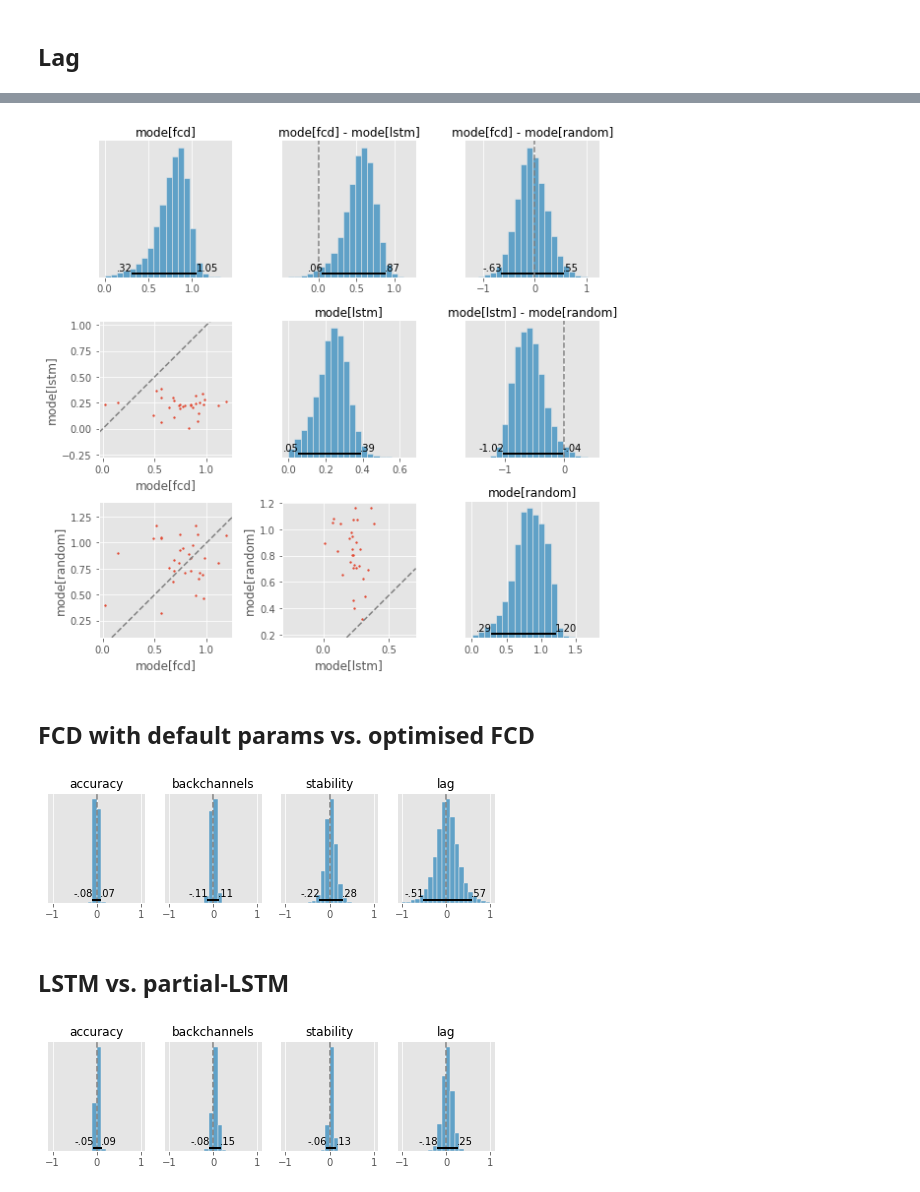
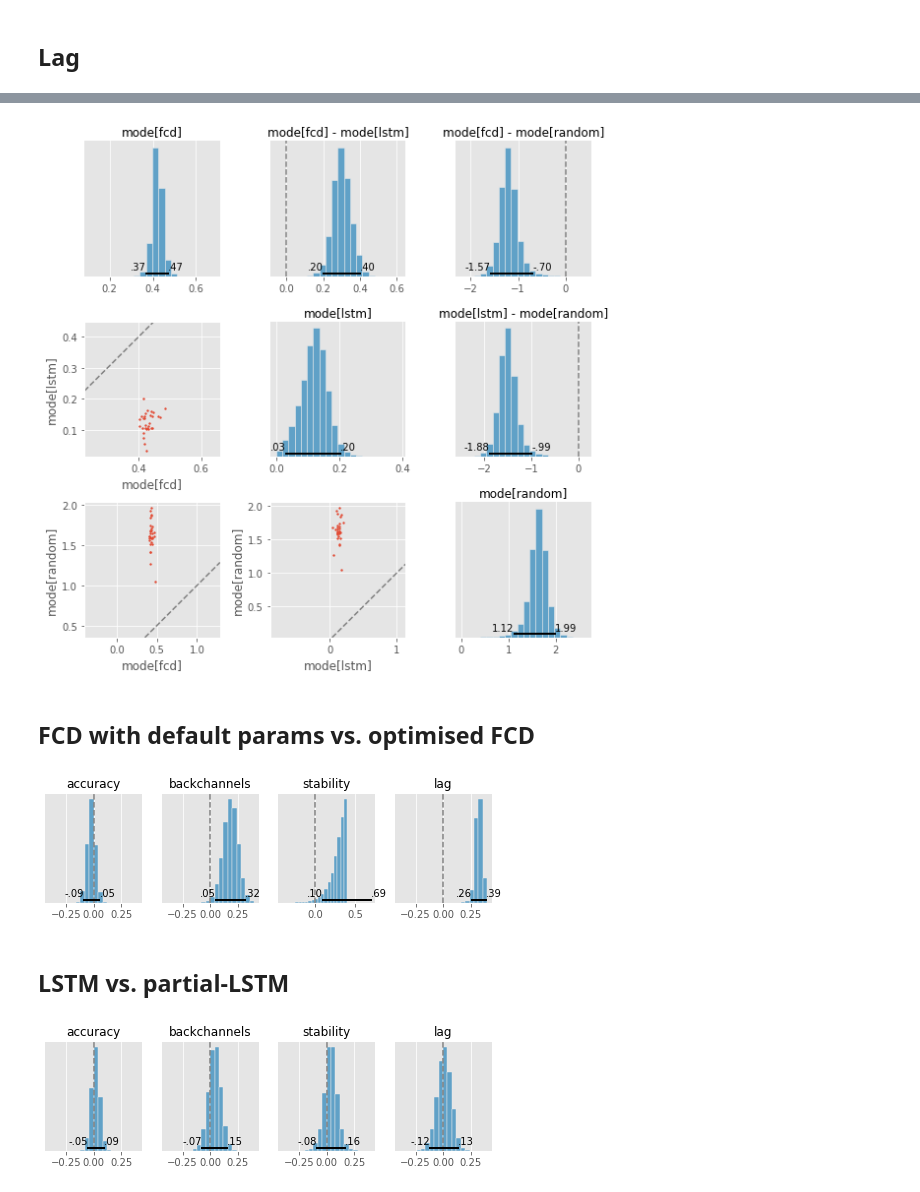
Before and after one commit to Nagasaki45/floor-control, a Jupyter notebook: experiments/analysis.ipynb, the cells around one changed output, grey strips where cells are left out. Cells and saved outputs as stored; diff of their text form; code cells hidden in the pictures.

Commit message:
Improve / correct the Bayesian models

```diff
--- a/experiments/analysis.ipynb
+++ b/experiments/analysis.ipynb
@@ -44,7 +44,7 @@ DEFAULT_FCD_PARAMS = (0.35, 0.1)
 OPTIMISED_FCD_PARAMS = (1.78924915, 1.06722576)  # Overriden by lengthy optimisation below
 
 CHAINS = 4
-ITERATIONS = 20_000
+ITERATIONS = 10_000
 # %% [markdown]
 # Utilities
 
@@ -383,7 +383,7 @@ def beta_template(mode, k):
 
 def run_model(code, data):
     model = pyjags.Model(code=code, data=data, chains=CHAINS)
-    return model.sample(ITERATIONS)
+    return model.sample(ITERATIONS, vars=['mode'])
 
 
 def mode_comparison(trace, models):
@@ -527,7 +516,7 @@ model {{
 }}
 """
 # %%
-_df = group_by_measurement.get_group('stability')
+_df = group_by_measurement.get_group('lag')
 lag_data = {
     'n_parts': len(_df['part'].unique()),
     'n_models': len(_df['model'].unique()),
@@ -547,7 +538,7 @@ sampling: iterations 80000 of 80000, elapsed 0:00:21, remaining 0:00:00
 # %%
 mode_comparison(lag_trace, ['fcd', 'lstm', 'random'])
 # %% [output]
-[figure, old version]
+[figure, new version]
 # %% [markdown]
 ## FCD with default params vs. optimised FCD
 # %%
@@ -558,12 +549,12 @@ traces = {
     'lag': lag_trace,
 }
 # %%
-compare_two(['fcd', 'optimised_fcd'], traces, histplot_kwargs={'binrange': (-1, 1)})
+compare_two(['fcd', 'optimised_fcd'], traces, histplot_kwargs={'binrange': (-0.4, 0.4)})
 # %% [output]
-[figure, old version]
+[figure, new version]
 # %% [markdown]
 ## LSTM vs. partial-LSTM
 # %%
-compare_two(['lstm', 'partial_lstm'], traces, histplot_kwargs={'binrange': (-1, 1)})
+compare_two(['lstm', 'partial_lstm'], traces, histplot_kwargs={'binrange': (-0.4, 0.4)})
 # %% [output]
-[figure, old version]
+[figure, new version]
```
Also changed, not shown: parts of 11 cells of this notebook.
